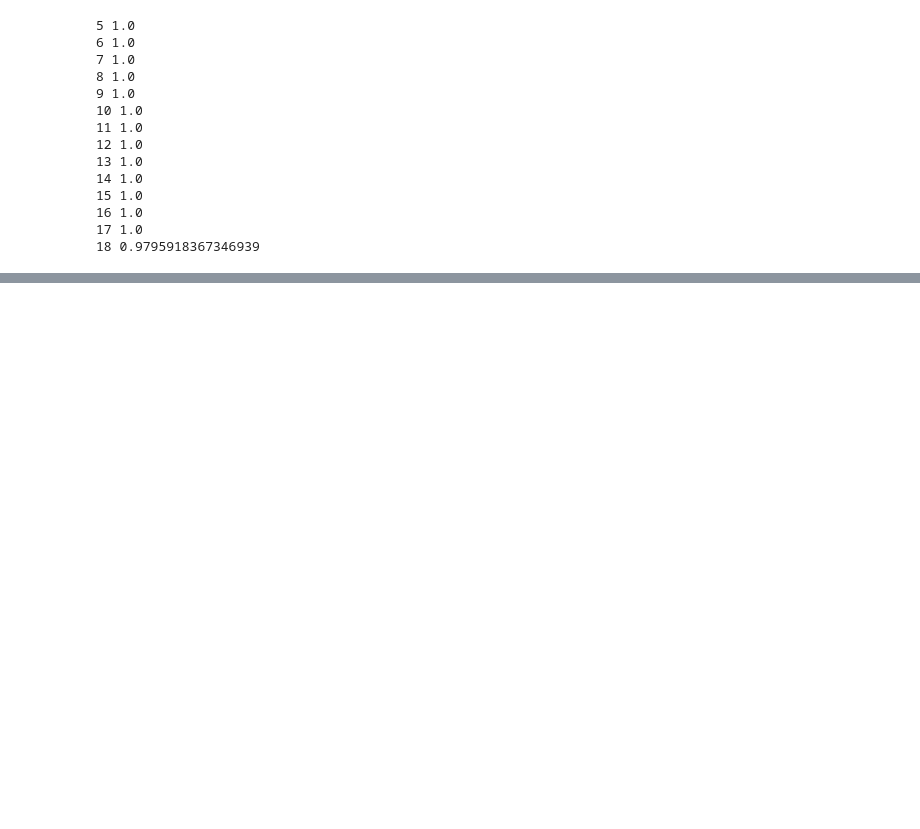
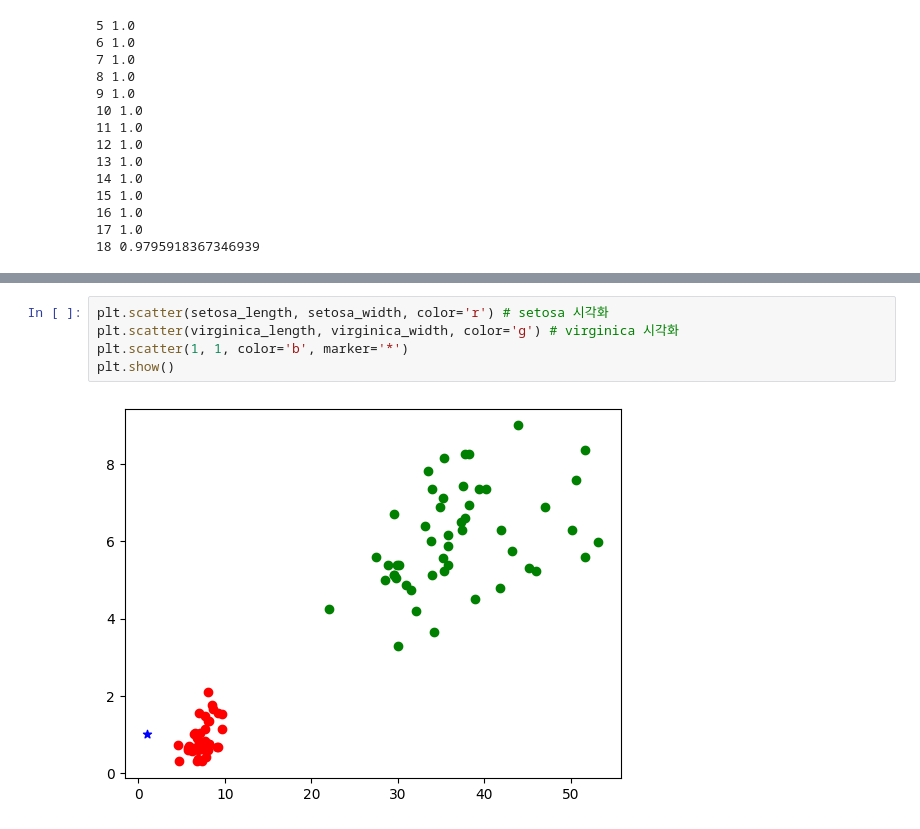
Before and after one commit to minwater96/ML, a Jupyter notebook: 01-3.ipynb, the cells around one changed output, grey strips where cells are left out. Cells and saved outputs as stored; diff of their text form; blank space fills up the shorter version.

```diff
--- a/01-3.ipynb
+++ b/01-3.ipynb
@@ -169,0 +308,7 @@ for n in range(5, 50):
+# %%
+plt.scatter(setosa_length, setosa_width, color='r') # setosa 시각화
+plt.scatter(virginica_length, virginica_width, color='g') # virginica 시각화
+plt.scatter(1, 1, color='b', marker='*')
+plt.show()
+# %% [output]
+[figure, added]
```
Also changed, not shown: parts of 23 cells of this notebook, 1 other file.
